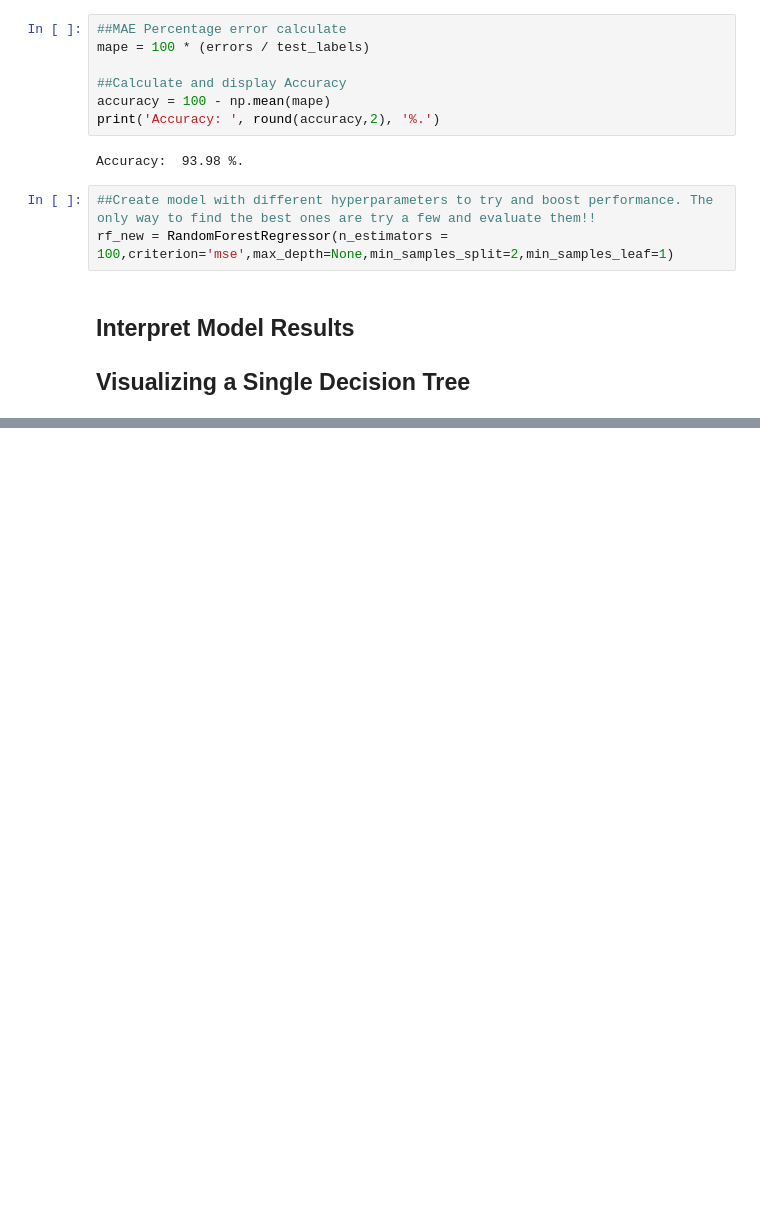
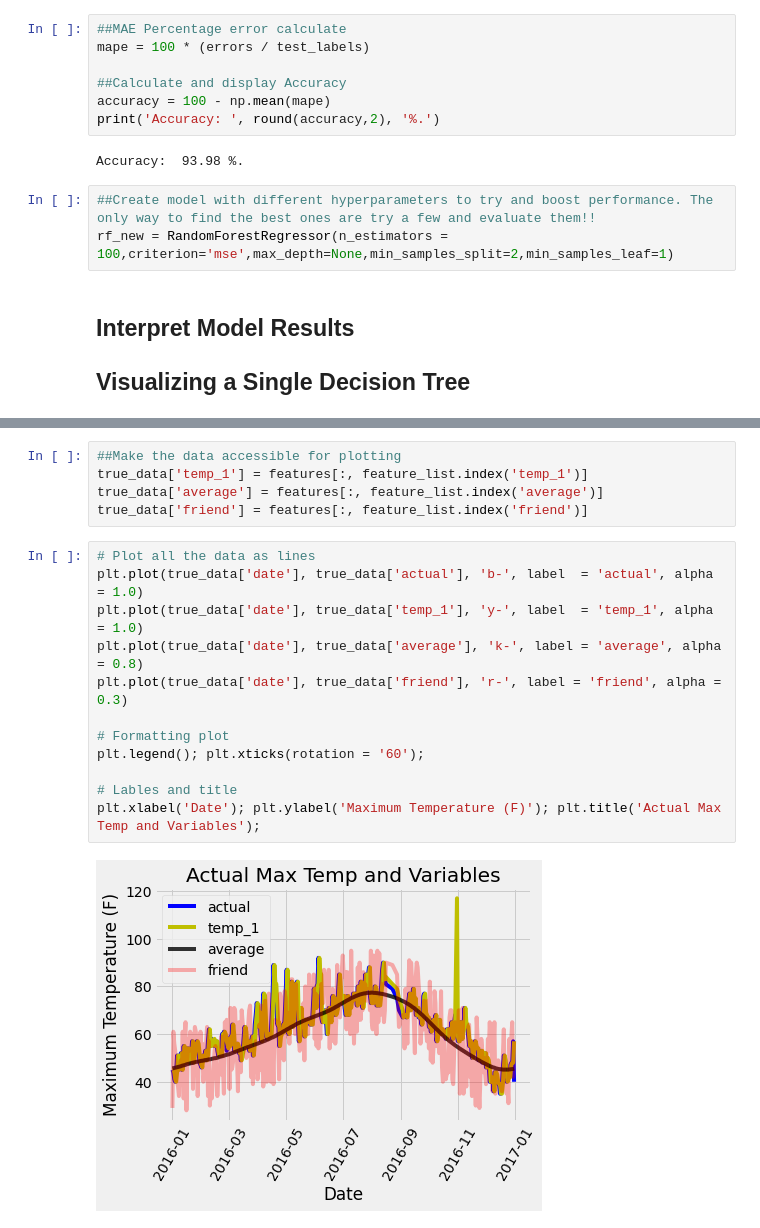
Before and after one commit to apastagia/Temperature-weather-Prediction, a Jupyter notebook: Temperature_Prediction1.ipynb, the cells around one changed output, grey strips where cells are left out. Cells and saved outputs as stored; diff of their text form; blank space fills up the shorter version.

```diff
--- a/Temperature_Prediction1.ipynb
+++ b/Temperature_Prediction1.ipynb
@@ -244,0 +384,19 @@ graph.write_png('tree.png');'''
+# %%
+##Make the data accessible for plotting
+true_data['temp_1'] = features[:, feature_list.index('temp_1')]
+true_data['average'] = features[:, feature_list.index('average')]
+true_data['friend'] = features[:, feature_list.index('friend')]
+# %%
+# Plot all the data as lines
+plt.plot(true_data['date'], true_data['actual'], 'b-', label  = 'actual', alpha = 1.0)
+plt.plot(true_data['date'], true_data['temp_1'], 'y-', label  = 'temp_1', alpha = 1.0)
+plt.plot(true_data['date'], true_data['average'], 'k-', label = 'average', alpha = 0.8)
+plt.plot(true_data['date'], true_data['friend'], 'r-', label = 'friend', alpha = 0.3)
+
+# Formatting plot
+plt.legend(); plt.xticks(rotation = '60');
+
+# Lables and title
+plt.xlabel('Date'); plt.ylabel('Maximum Temperature (F)'); plt.title('Actual Max Temp and Variables');
+# %% [output]
+[figure, added]
```
Also changed, not shown: parts of 15 cells of this notebook.
